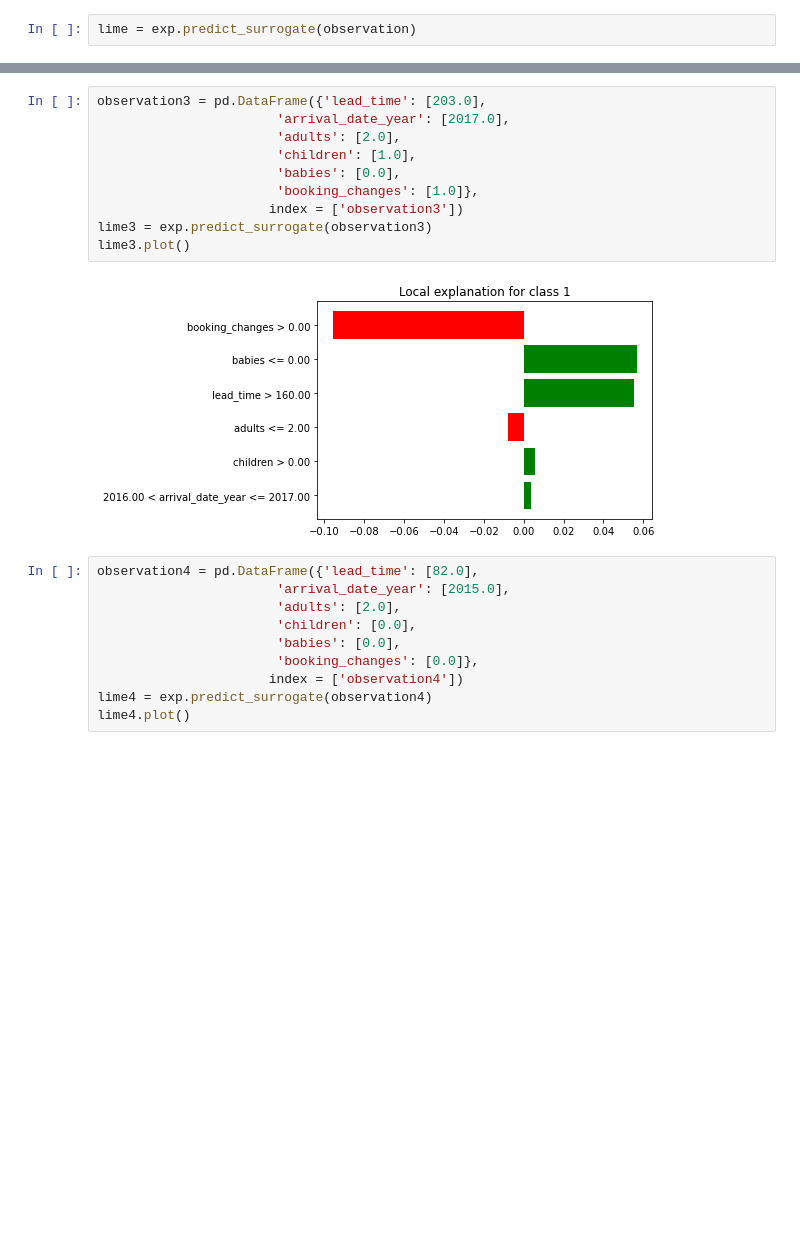
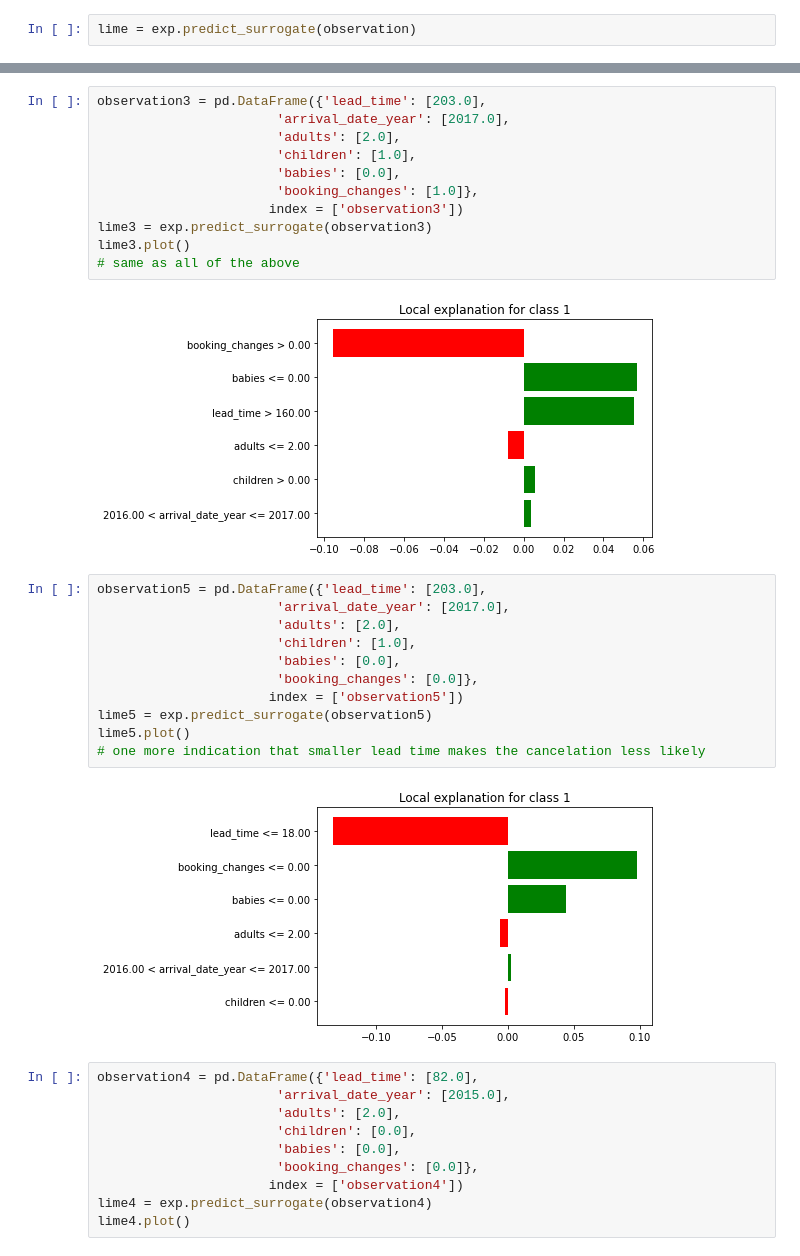
Before and after one commit to mini-pw/2022L-WB-XAI-tabular, a Jupyter notebook: Homeworks/Homework-II/Vinichenko_Yevhenii/hw2.ipynb, the cells around one changed output, grey strips where cells are left out. Drawn from its saved outputs; the diff is of its cells as text; blank space fills up the shorter version.

```diff
--- a/Homeworks/Homework-II/Vinichenko_Yevhenii/hw2.ipynb
+++ b/Homeworks/Homework-II/Vinichenko_Yevhenii/hw2.ipynb
@@ -105,8 +110,22 @@ observation3 = pd.DataFrame({'lead_time': [203.0],
                       index = ['observation3'])
 lime3 = exp.predict_surrogate(observation3)
 lime3.plot()
+# same as all of the above
 # %% [output]
 [figure]
+# %%
+observation5 = pd.DataFrame({'lead_time': [203.0],
+                       'arrival_date_year': [2017.0],
+                       'adults': [2.0],
+                       'children': [1.0],
+                       'babies': [0.0],
+                       'booking_changes': [0.0]},
+                      index = ['observation5'])
+lime5 = exp.predict_surrogate(observation5)
+lime5.plot()
+# one more indication that smaller lead time makes the cancelation less likely
+# %% [output]
+[figure, added]
 # %%
 observation4 = pd.DataFrame({'lead_time': [82.0],
                        'arrival_date_year': [2015.0],
```
Also changed, not shown: parts of 7 cells of this notebook, 1 other file.
